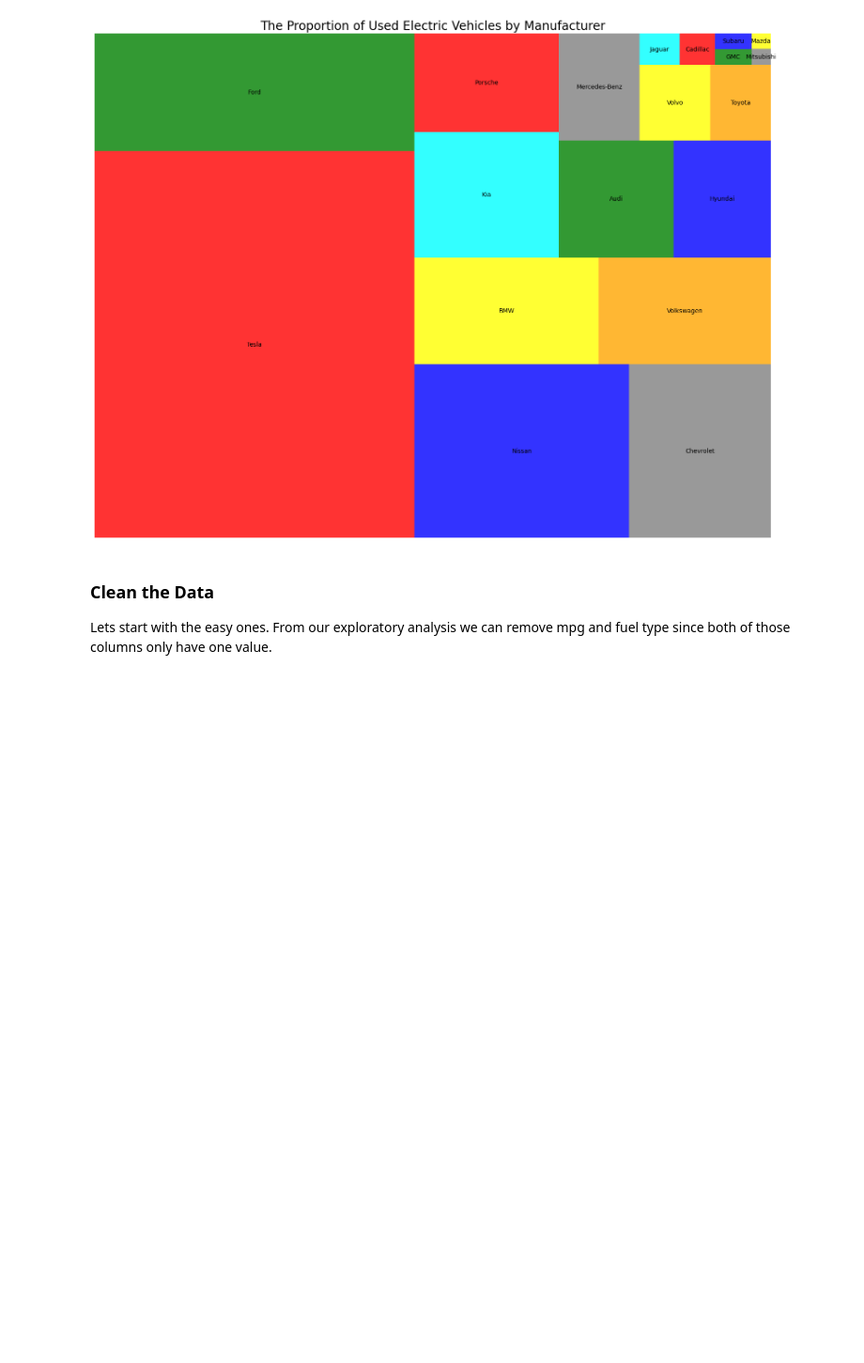
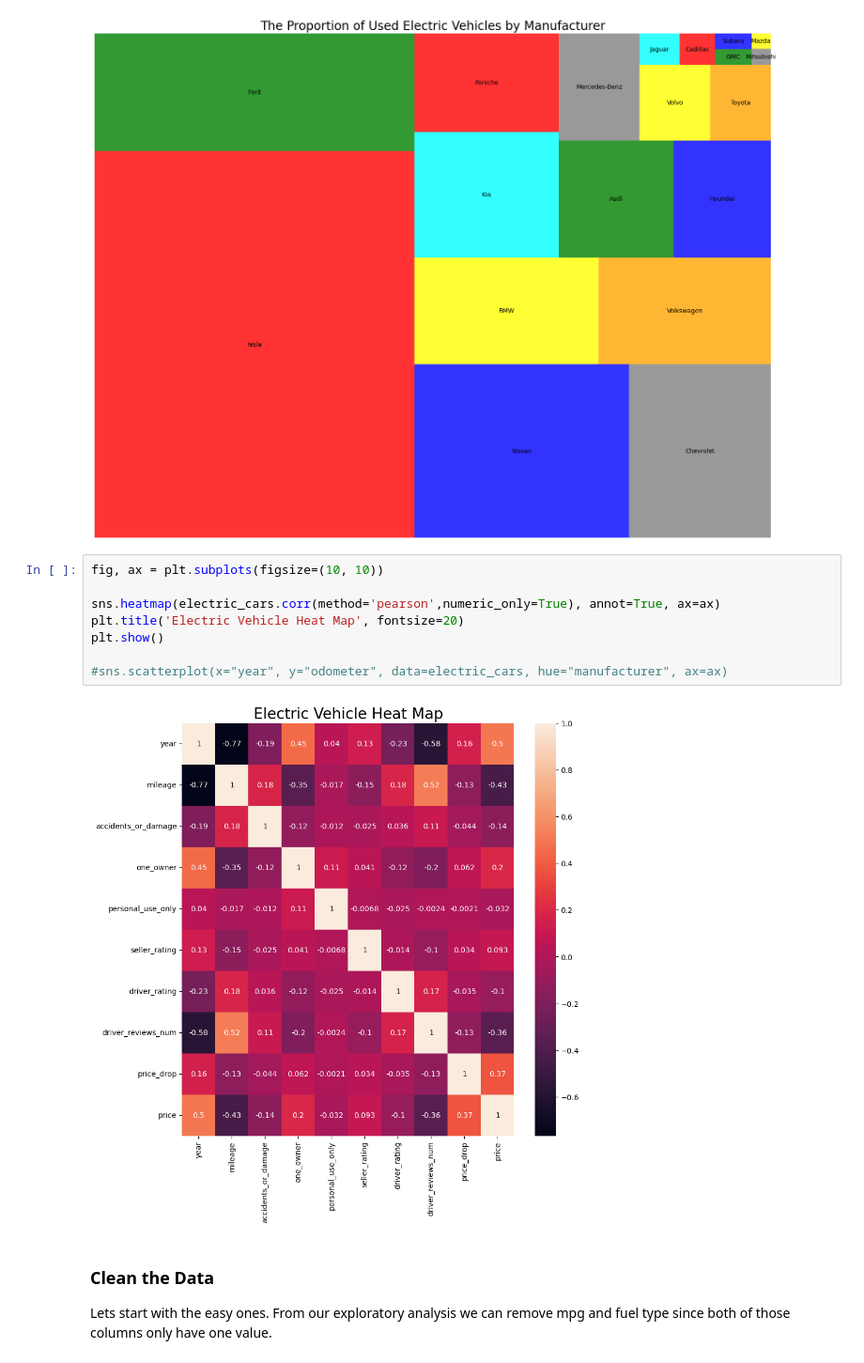
Before and after one commit to Pav-Van/Used-Electric-Vehicle-Analysis-and-Prediction-Model, a Jupyter notebook: Used_cars.ipynb, the cells around one changed output. Shown at 94% size. Cells and saved outputs as stored; diff of their text form; blank space fills up the shorter version.

Commit message:
Corrected missing mileage data, added heatmap

```diff
--- a/Used_cars.ipynb
+++ b/Used_cars.ipynb
@@ -241,6 +243,16 @@ plt.title("The Proportion of Used Electric Vehicles by Manufacturer", fontsize =
 plt.show()
 # %% [output]
 [figure]
+# %%
+fig, ax = plt.subplots(figsize=(10, 10))
+
+sns.heatmap(electric_cars.corr(method='pearson',numeric_only=True), annot=True, ax=ax)
+plt.title('Electric Vehicle Heat Map', fontsize=20)
+plt.show()
+
+#sns.scatterplot(x="year", y="odometer", data=electric_cars, hue="manufacturer", ax=ax)
+# %% [output]
+[figure, added]
 # %% [markdown]
 <h3> Clean the Data </h3>
 
```
Also changed, not shown: parts of 5 cells of this notebook.
